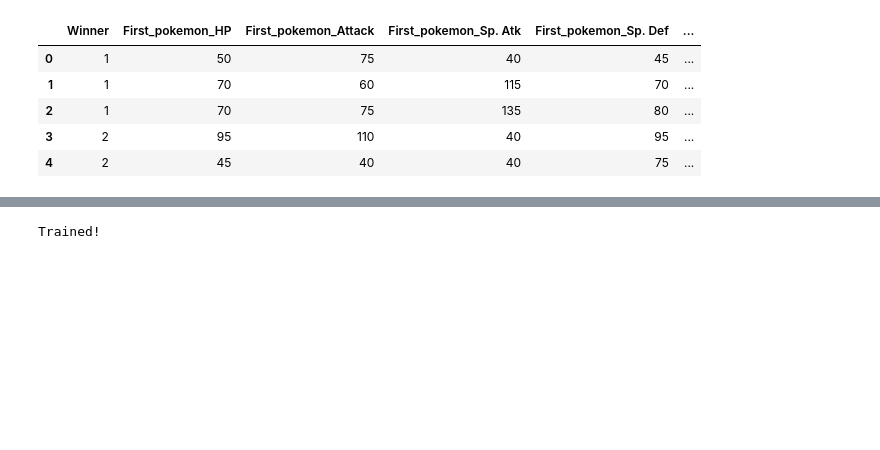
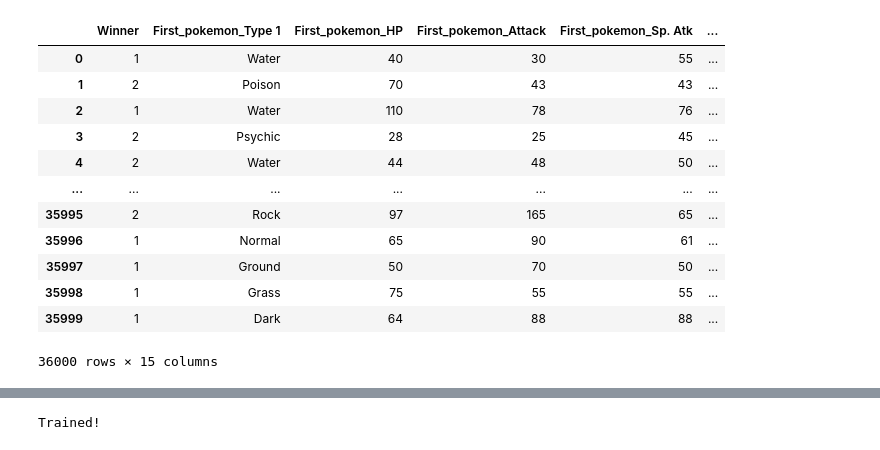
Before and after one commit to muccijacopo/pokemon-challenge-AI, a Jupyter notebook: training.ipynb, the cells around one changed output, grey strips where cells are left out. Drawn from its saved outputs; the diff is of its cells as text; code cells hidden in the pictures; blank space fills up the shorter version.

```diff
--- a/training.ipynb
+++ b/training.ipynb
@@ -92,12 +126,24 @@ pokemon.head()
 # %%
-full_data = pd.merge(combats, pokemon.add_prefix("First_pokemon_"), how="left", left_on=['First_pokemon'], right_index=True)
-full_data = pd.merge(full_data, pokemon.add_prefix("Second_pokemon_"), how="left", left_on=['Second_pokemon'], right_index=True)
-full_data.drop(columns=['First_pokemon', 'Second_pokemon'], inplace=True)
-full_data.head()
+def mergePokemonsData(df):
+    full_data = pd.merge(df, pokemon.add_prefix("First_pokemon_"), how="left", left_on=['First_pokemon'], right_index=True)
+    full_data = pd.merge(full_data, pokemon.add_prefix("Second_pokemon_"), how="left", left_on=['Second_pokemon'],  right_index=True)
+    full_data.drop(columns=['First_pokemon', 'Second_pokemon'], inplace=True)
+    return full_data
-# %% [output]
-|  | Winner | First_pokemon_HP | First_pokemon_Attack | First_pokemon_Sp. Atk | First_pokemon_Sp. Def | ... |
-| 0 | 1 | 50 | 75 | 40 | 45 | ... |
-| 1 | 1 | 70 | 60 | 115 | 70 | ... |
-| 2 | 1 | 70 | 75 | 135 | 80 | ... |
-| 3 | 2 | 95 | 110 | 40 | 95 | ... |
-| 4 | 2 | 45 | 40 | 40 | 75 | ... |
+# %%
+full_train_data = mergePokemonsData(train)
+full_test_data = mergePokemonsData(test)
+full_train_data
+# %% [output]
+|  | Winner | First_pokemon_Type 1 | First_pokemon_HP | First_pokemon_Attack | First_pokemon_Sp. Atk | ... |
+| 0 | 1 | Water | 40 | 30 | 55 | ... |
+| 1 | 2 | Poison | 70 | 43 | 43 | ... |
+| 2 | 1 | Water | 110 | 78 | 76 | ... |
+| 3 | 2 | Psychic | 28 | 25 | 45 | ... |
+| 4 | 2 | Water | 44 | 48 | 50 | ... |
+| ... | ... | ... | ... | ... | ... | ... |
+| 35995 | 2 | Rock | 97 | 165 | 65 | ... |
+| 35996 | 1 | Normal | 65 | 90 | 61 | ... |
+| 35997 | 1 | Ground | 50 | 70 | 50 | ... |
+| 35998 | 1 | Grass | 75 | 55 | 55 | ... |
+| 35999 | 1 | Dark | 64 | 88 | 88 | ... |
+36000 rows × 15 columns
```
Also changed, not shown: parts of 27 cells of this notebook, 1 other file.
